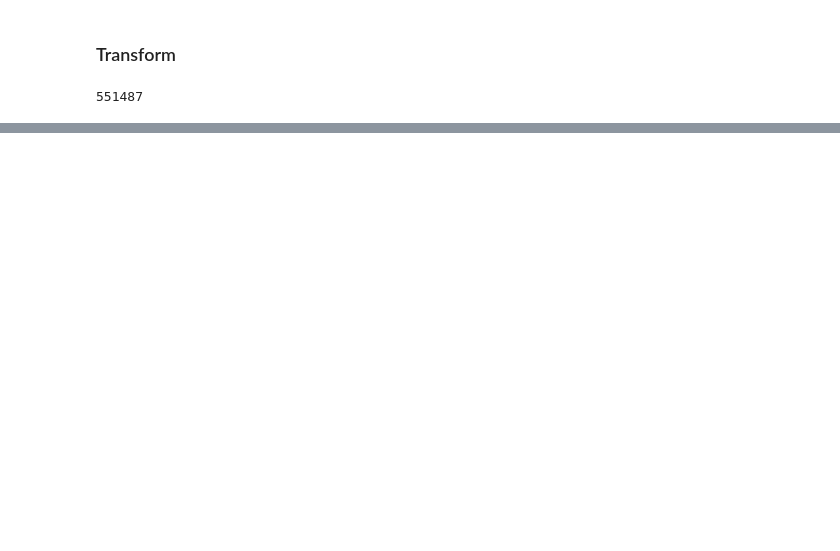
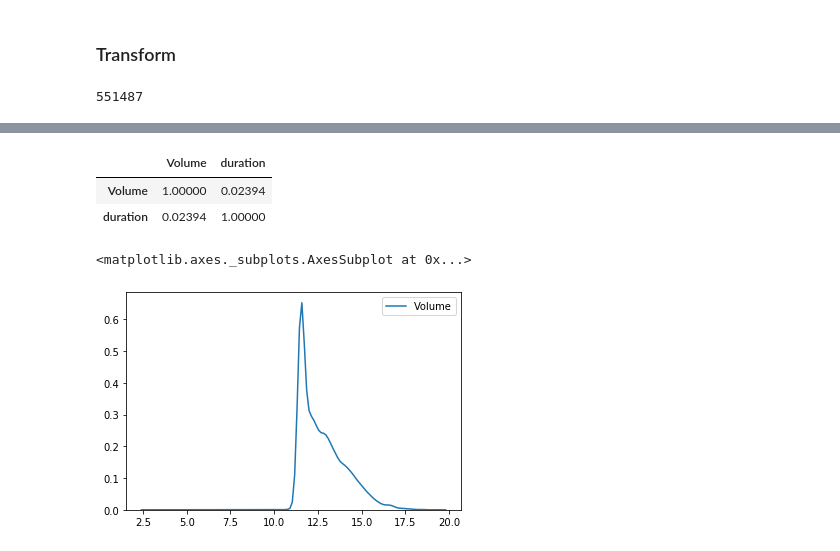
Before and after one commit to cpassorelli/call-reports, a Jupyter notebook: ipython/report-statement-code.ipynb, the cells around one changed output, grey strips where cells are left out. Drawn from its saved outputs; the diff is of its cells as text; code cells hidden in the pictures; blank space fills up the shorter version.

```diff
--- a/ipython/report-statement-code.ipynb
+++ b/ipython/report-statement-code.ipynb
@@ -116,0 +489,4 @@ inbound.count()
+# %%
+table = outbound.union(inbound)
+
+countDuplicates(table, ['ObjectID', 'call_id', 'direction']).show()
@@ -116,0 +498,11 @@ inbound.count()
+# %%
+# table.where("direction = 'inbound'").count()
+
+from pyspark.sql.functions import trim
+
+strings = [column for column, dtype in table.dtypes if dtype == 'string']
+
+for column in strings:
+    table = table.withColumn(column, trim(column))
+
+table = create_tmp_parquet(spark, table, '/tmp/TABLE')
@@ -116,0 +592,17 @@ inbound.count()
+# %%
+table.selectExpr('cast(Volume as double) AS Volume', 'duration').toPandas().corr()
+# %% [output]
+|  | Volume | duration |
+| Volume | 1.00000 | 0.02394 |
+| duration | 0.02394 | 1.00000 |
+# %%
+# log(table.selectExpr('cast(Volume as double) AS Volume').toPandas()).hist()
+import seaborn
+from numpy import log
+
+volume = table.selectExpr('cast(Volume as double) AS Volume').toPandas()
+
+seaborn.kdeplot(log(volume.loc[volume['Volume'] > 0, 'Volume']))
+# %% [output]
+<matplotlib.axes._subplots.AxesSubplot at 0x...>
+[figure, added]
```
Also changed, not shown: parts of 47 cells of this notebook.
